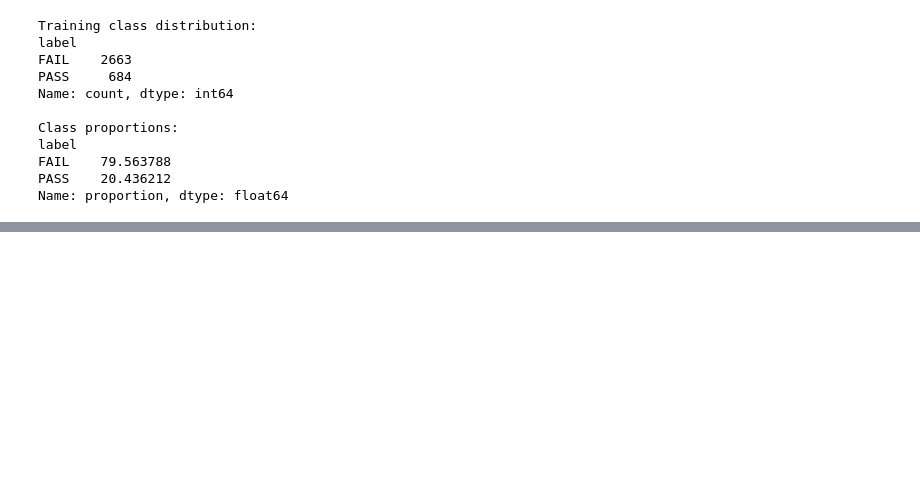
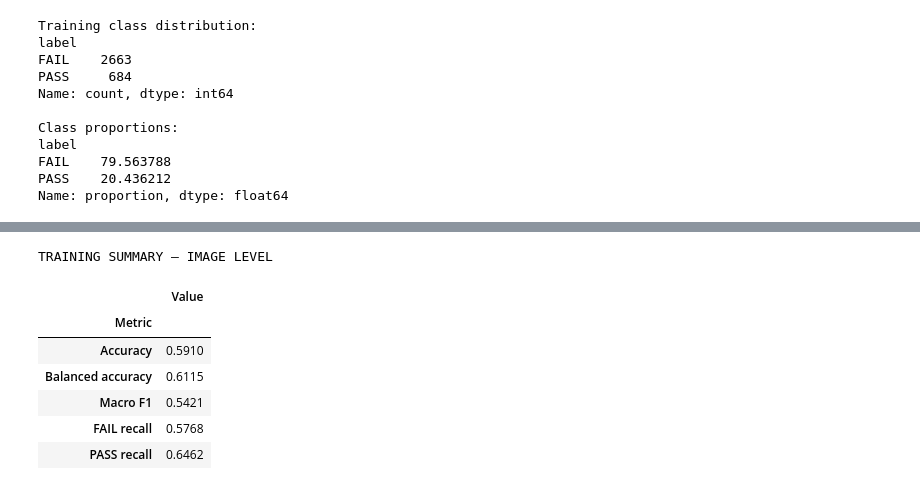
Before and after one commit to bencurwengreen/Pork-Rasher-Inspection, a Jupyter notebook: notebooks/08_train_neural_network_baseline.ipynb, the cells around one changed output, grey strips where cells are left out. Drawn from its saved outputs; the diff is of its cells as text; code cells hidden in the pictures; blank space fills up the shorter version.

```diff
--- a/notebooks/08_train_neural_network_baseline.ipynb
+++ b/notebooks/08_train_neural_network_baseline.ipynb
@@ -236,0 +244,54 @@ Name: proportion, dtype: float64
+# %%
+# Reuse existing labels and predictions; do not refit or reload a model.
+import pandas as _summary_pd
+from IPython.display import display as _summary_display
+from sklearn.metrics import (
+    accuracy_score as _summary_accuracy,
+    balanced_accuracy_score as _summary_balanced_accuracy,
+    f1_score as _summary_f1,
+    recall_score as _summary_recall,
+)
+
+
+def _make_performance_summary(actual, predicted, fail_label, pass_label,
+                              fail_name="FAIL", pass_name="PASS"):
+    """Return numeric metrics with explicit positive/negative class labels."""
+    return _summary_pd.DataFrame({
+        "Metric": [
+            "Accuracy", "Balanced accuracy", "Macro F1",
+            f"{fail_name} recall", f"{pass_name} recall",
+        ],
+        "Value": [
+            _summary_accuracy(actual, predicted),
+            _summary_balanced_accuracy(actual, predicted),
+            _summary_f1(
+                actual, predicted, labels=[fail_label, pass_label],
+                average="macro", zero_division=0,
+            ),
+            _summary_recall(
+                actual, predicted, pos_label=fail_label, zero_division=0,
+            ),
+            _summary_recall(
+                actual, predicted, pos_label=pass_label, zero_division=0,
+            ),
+        ],
+    }).set_index("Metric")
+
+
+# Image-level training metrics.
+summary_table = _make_performance_summary(
+    y_train,
+    y_train_pred,
+    fail_label="FAIL", pass_label="PASS",
+)
+print("TRAINING SUMMARY — IMAGE LEVEL")
+_summary_display(summary_table.round(4))
+# %% [output]
+TRAINING SUMMARY — IMAGE LEVEL
+|  | Value |
+| Metric |  |
+| Accuracy | 0.5910 |
+| Balanced accuracy | 0.6115 |
+| Macro F1 | 0.5421 |
+| FAIL recall | 0.5768 |
+| PASS recall | 0.6462 |
```
Also changed, not shown: parts of 2 cells of this notebook, 4 other files.
